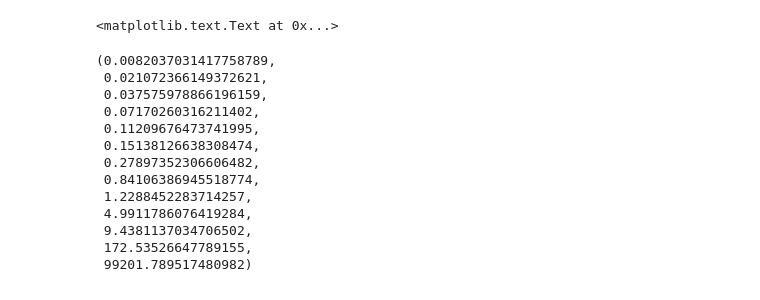
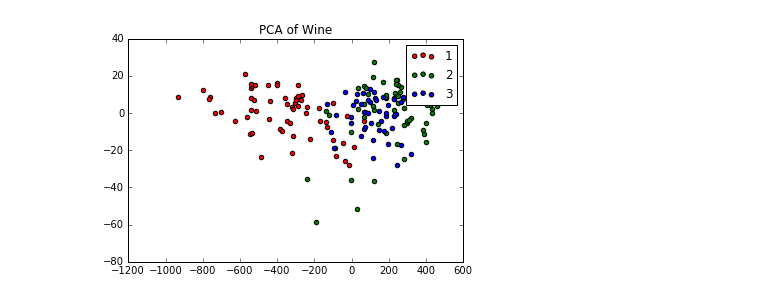
Before and after one commit to js345/applied-machine-learning, a Jupyter notebook: hw4/p2.ipynb, the cells around one changed output. Drawn from its saved outputs; the diff is of its cells as text; code cells hidden in the pictures.

```diff
--- a/hw4/p2.ipynb
+++ b/hw4/p2.ipynb
@@ -11,3 +21,0 @@ df = pd.read_csv("wine.data.txt", sep=",", skipinitialspace=True, skiprows=0, he
-# %%
-x = df.as_matrix()[:,1:]
-y = df.as_matrix()[:,0]
@@ -35,0 +22,9 @@ array([[ -3.18562979e+02,  -2.14921307e+01],
+# %%
+# first 3 pc
+for i in range(3):
+    eigenv = w[i]
+    y = v[i]
+    x = np.arange(len(y))
+    plt.stem(x, y, linefmt='b-', markerfmt='bo', basefmt='r-')
+    plt.title(eigenv)
+    plt.show()
@@ -36,7 +35,12 @@ array([[ -3.18562979e+02,  -2.14921307e+01],
 # %%
-for c, i, target_name in zip("rgb", ["1","2","3"], ["1","2","3"]):
-    plt.scatter(X_r[y == i, 0], X_r[y == i, 1], c=c, label=["1","2","3"])
+x = df[:,1:]
+pca = PCA(n_components=2)
+X_r = pca.fit(x).transform(x)
+target_names = [1,2,3]
+for c, i, target_name in zip("rgb", target_names, target_names):
+    plt.scatter(X_r[Y == i, 0], X_r[Y == i, 1], c=c, label=target_name)
 plt.legend()
 plt.title('PCA of Wine')
+plt.show()
 # %% [output]
-<matplotlib.text.Text at 0x...>
+[figure, added]
@@ -48,16 +46,0 @@ w,v = zip(*sorted(zip(w, v)))
-# %%
-w
-# %% [output]
-(0.0082037031417758789,
- 0.021072366149372621,
- 0.037575978866196159,
- 0.07170260316211402,
- 0.11209676473741995,
- 0.15138126638308474,
- 0.27897352306606482,
- 0.84106386945518774,
- 1.2288452283714257,
- 4.9911786076419284,
- 9.4381137034706502,
- 172.53526647789155,
- 99201.789517480982)
```
Also changed, not shown: parts of 7 cells of this notebook, 5 other files.
